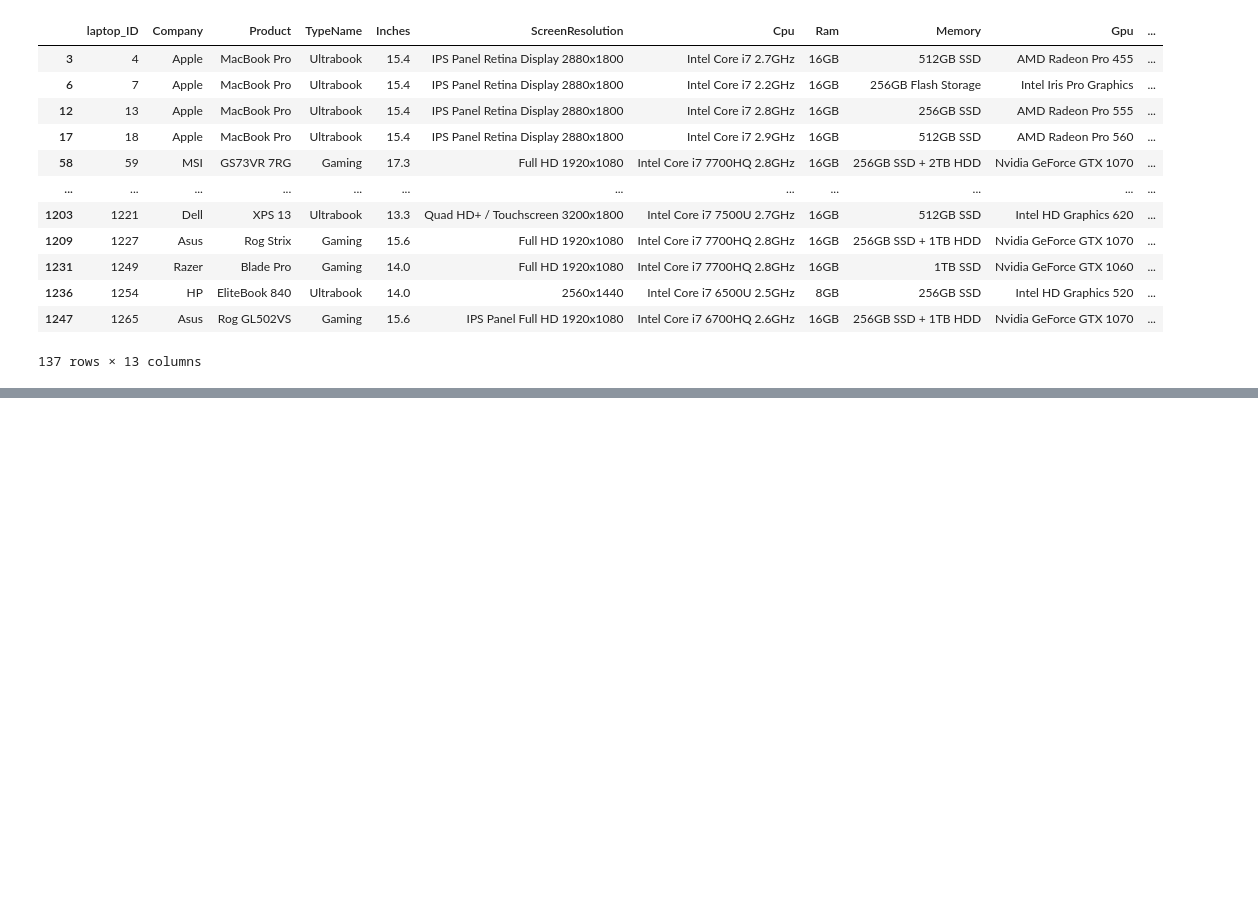
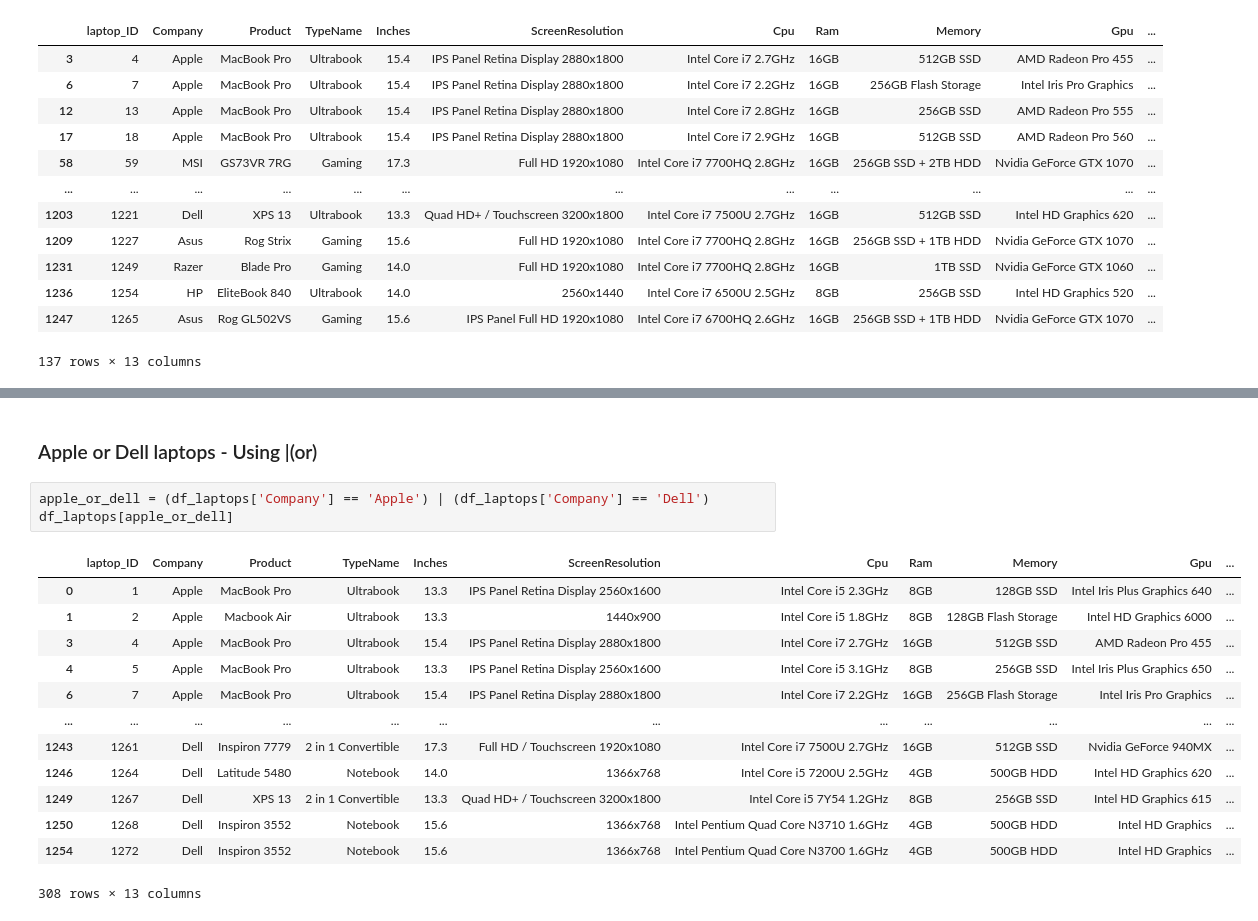
Before and after one commit to Dbarbanakov/Data-Science-with-Python, a Jupyter notebook: 02_pandas_filtering_data/01_filter.ipynb, the cells around one changed output, grey strips where cells are left out. Cells and saved outputs as stored; diff of their text form; blank space fills up the shorter version.

```diff
--- a/02_pandas_filtering_data/01_filter.ipynb
+++ b/02_pandas_filtering_data/01_filter.ipynb
@@ -113,0 +128,19 @@ df_laptops[df_laptops['Price_euros']>2000]
+# %% [markdown]
+### Apple or Dell laptops - Using |(or)
+# %%
+apple_or_dell = (df_laptops['Company'] == 'Apple') | (df_laptops['Company'] == 'Dell')
+df_laptops[apple_or_dell]
+# %% [output]
+|  | laptop_ID | Company | Product | TypeName | Inches | ScreenResolution | Cpu | Ram | Memory | Gpu | ... |
+| 0 | 1 | Apple | MacBook Pro | Ultrabook | 13.3 | IPS Panel Retina Display 2560x1600 | Intel Core i5 2.3GHz | 8GB | 128GB SSD | Intel Iris Plus Graphics 640 | ... |
+| 1 | 2 | Apple | Macbook Air | Ultrabook | 13.3 | 1440x900 | Intel Core i5 1.8GHz | 8GB | 128GB Flash Storage | Intel HD Graphics 6000 | ... |
+| 3 | 4 | Apple | MacBook Pro | Ultrabook | 15.4 | IPS Panel Retina Display 2880x1800 | Intel Core i7 2.7GHz | 16GB | 512GB SSD | AMD Radeon Pro 455 | ... |
+| 4 | 5 | Apple | MacBook Pro | Ultrabook | 13.3 | IPS Panel Retina Display 2560x1600 | Intel Core i5 3.1GHz | 8GB | 256GB SSD | Intel Iris Plus Graphics 650 | ... |
+| 6 | 7 | Apple | MacBook Pro | Ultrabook | 15.4 | IPS Panel Retina Display 2880x1800 | Intel Core i7 2.2GHz | 16GB | 256GB Flash Storage | Intel Iris Pro Graphics | ... |
+| ... | ... | ... | ... | ... | ... | ... | ... | ... | ... | ... | ... |
+| 1243 | 1261 | Dell | Inspiron 7779 | 2 in 1 Convertible | 17.3 | Full HD / Touchscreen 1920x1080 | Intel Core i7 7500U 2.7GHz | 16GB | 512GB SSD | Nvidia GeForce 940MX | ... |
+| 1246 | 1264 | Dell | Latitude 5480 | Notebook | 14.0 | 1366x768 | Intel Core i5 7200U 2.5GHz | 4GB | 500GB HDD | Intel HD Graphics 620 | ... |
+| 1249 | 1267 | Dell | XPS 13 | 2 in 1 Convertible | 13.3 | Quad HD+ / Touchscreen 3200x1800 | Intel Core i5 7Y54 1.2GHz | 8GB | 256GB SSD | Intel HD Graphics 615 | ... |
+| 1250 | 1268 | Dell | Inspiron 3552 | Notebook | 15.6 | 1366x768 | Intel Pentium Quad Core N3710 1.6GHz | 4GB | 500GB HDD | Intel HD Graphics | ... |
+| 1254 | 1272 | Dell | Inspiron 3552 | Notebook | 15.6 | 1366x768 | Intel Pentium Quad Core N3700 1.6GHz | 4GB | 500GB HDD | Intel HD Graphics | ... |
+308 rows × 13 columns
```
Also changed, not shown: parts of 7 cells of this notebook, 1 other file.
